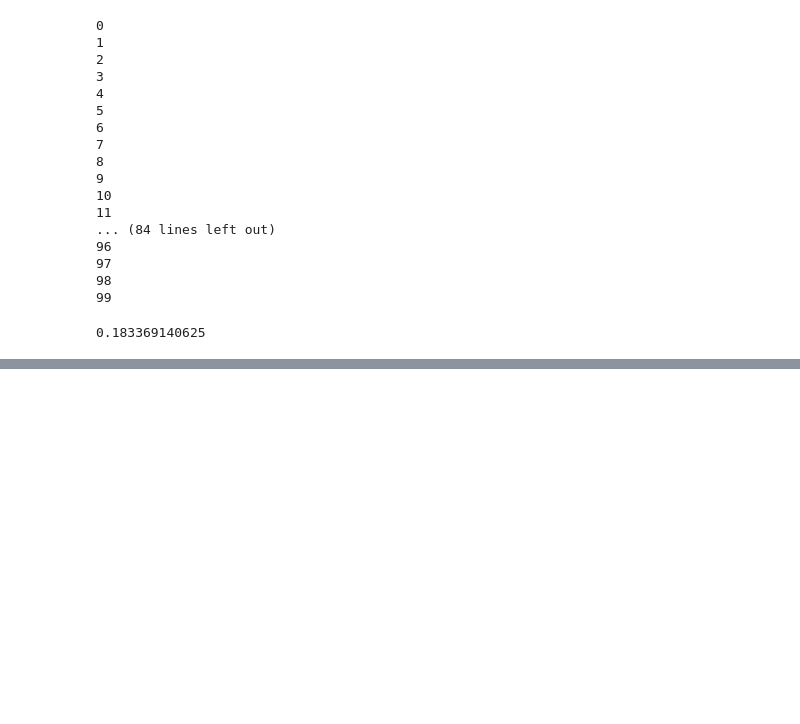
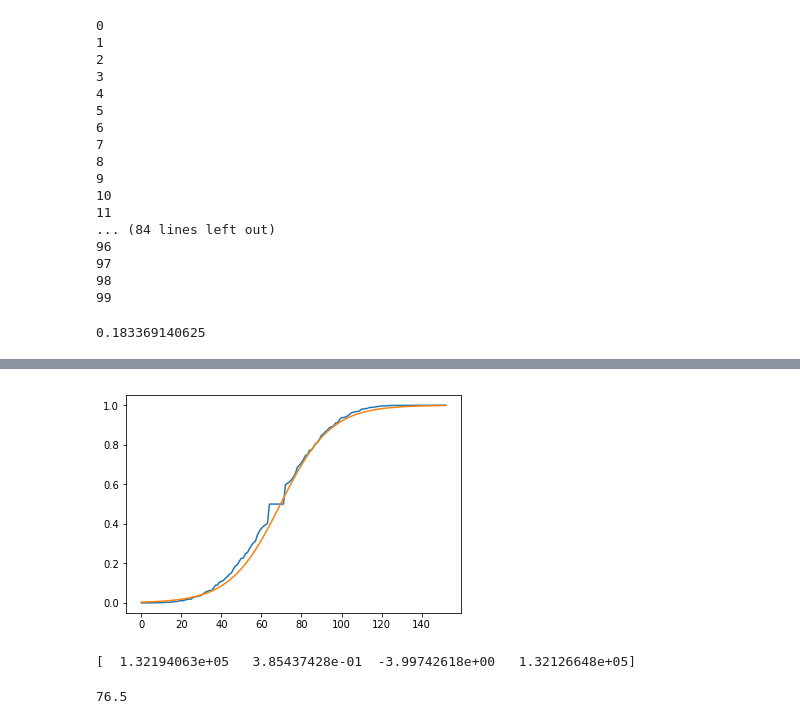
Before and after one commit to Lamden/playground, a Jupyter notebook: pow_proofs/dynohash.py.ipynb, the cells around one changed output, grey strips where cells are left out. Saved outputs shown, nothing was run; the diff lists cells and outputs as text; code cells hidden in the pictures; blank space fills up the shorter version.

```diff
--- a/pow_proofs/dynohash.py.ipynb
+++ b/pow_proofs/dynohash.py.ipynb
@@ -428,0 +553,2 @@ sum(xx) / len(xx)
+# %%
+ppp = generate_percentages(total=18)
@@ -428,0 +577,6 @@ sum(xx) / len(xx)
+# %%
+y = np.array([p[0] for p in ppp])
+x = np.array([[p[1][0], p[1][0]] for p in ppp])
+print(x[0].shape)
+z = np.linalg.lstsq(x, y)
+print(z)
@@ -428,0 +606,6 @@ sum(xx) / len(xx)
+# %%
+plt.plot([p[0] for p in ppp])
+plt.plot([0.5*np.tanh(0.04*(x-(len(ppp)/2)+7))+0.5 for x in range(len(ppp))])
+plt.show()
+# %% [output]
+[figure, added]
@@ -428,0 +618,9 @@ sum(xx) / len(xx)
+# %%
+print(popt)
+x_data = [p[0] for p in ppp]
+# %% [output]
+[  1.32194063e+05   3.85437428e-01  -3.99742618e+00   1.32126648e+05]
+# %%
+print(len(x_data)/2)
+# %% [output]
+76.5
```
Also changed, not shown: parts of 16 cells of this notebook.
